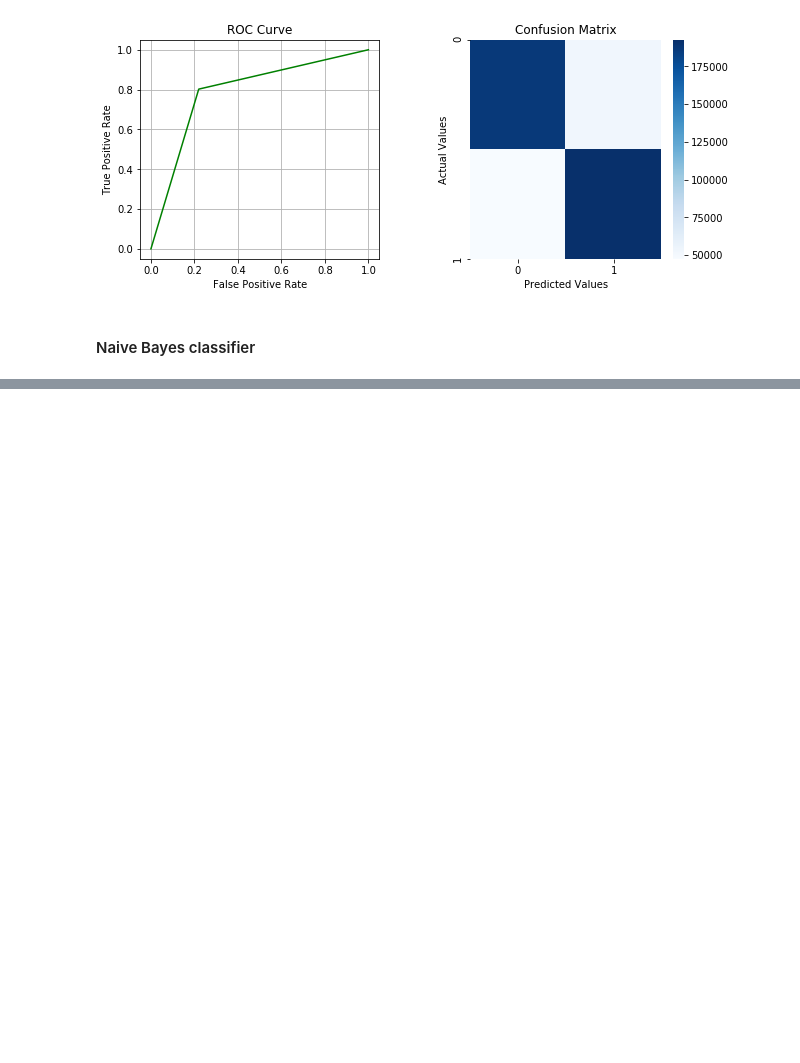
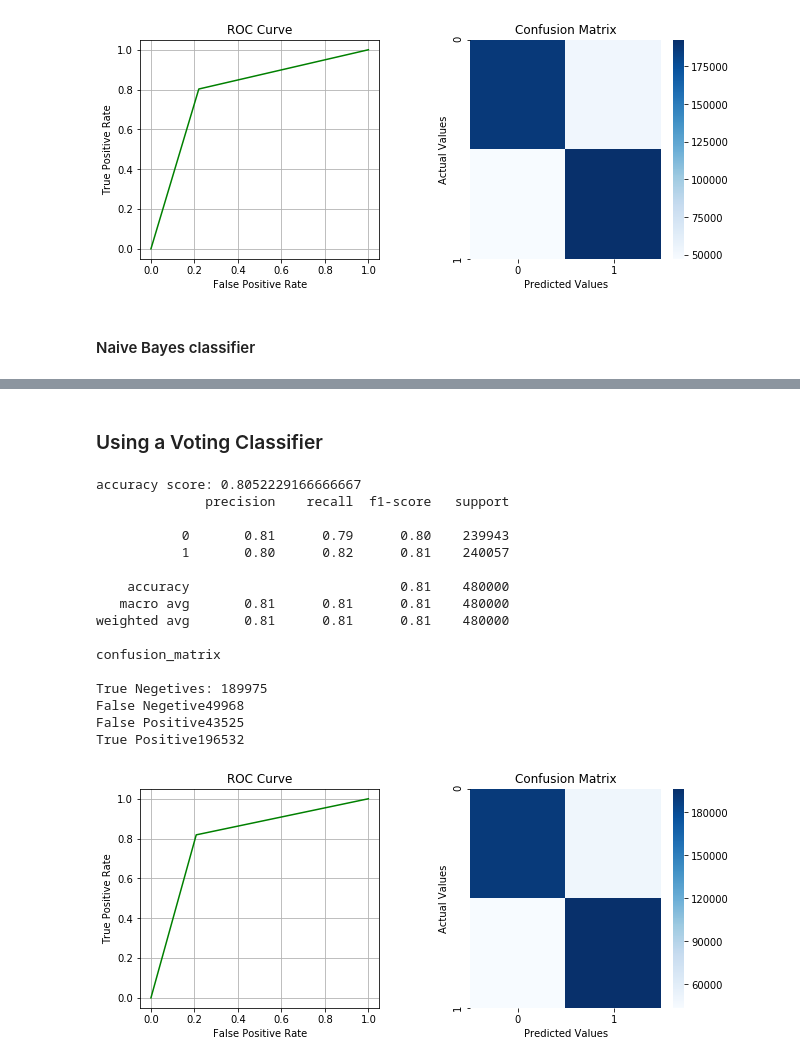
Before and after one commit to agvar/main_projects, a Jupyter notebook: capstone/data_analysis/Sentiment_analysis.ipynb, the cells around one changed output, grey strips where cells are left out. Saved outputs shown, nothing was run; the diff lists cells and outputs as text; code cells hidden in the pictures; blank space fills up the shorter version.

```diff
--- a/capstone/data_analysis/Sentiment_analysis.ipynb
+++ b/capstone/data_analysis/Sentiment_analysis.ipynb
@@ -231,17 +243,19 @@ X_train,X_test,y_train,y_test=train_test_split(df_X,y,test_size=0.3,random_state
 # %% [markdown]
 ### Train, Predict and model Matrixes
 # %%
+#generic function to train and test model, display confusion matrix, ROC curve
 def model_evaluate(model):
+    start_time=datetime.now()
     model.fit(X_train,y_train)
     y_pred=model.predict(X_test)
     print(f'accuracy score: {accuracy_score(y_test,y_pred)}')
     print(classification_report(y_test,y_pred))
     conf_matrix=confusion_matrix(y_test,y_pred)
     print(f'confusion_matrix\n')
-    print(f'True Negetives: {conf_matrix[0][0]}')
-    print(f'False Negetive{conf_matrix[0][1]}')
-    print(f'False Positive{conf_matrix[1][0]}')
-    print(f'True Positive{conf_matrix[1][1]}')
+    print(f'True Negetives : {conf_matrix[0][0]}')
+    print(f'False Negetive : {conf_matrix[0][1]}')
+    print(f'False Positive : {conf_matrix[1][0]}')
+    print(f'True Positive : {conf_matrix[1][1]}')
 
 
     fpr,tpr,thresholds=roc_curve(y_test,y_pred)
@@ -254,7 +268,9 @@ def model_evaluate(model):
     ax[0].grid(True)
     ax[1]=sns.heatmap(conf_matrix,cmap='Blues')
     ax[1].set(title='Confusion Matrix',ylabel='Actual Values',xlabel='Predicted Values')
-    plt.show()
+    #plt.show();
+    end_time=datetime.now()
+    print(f'total time taken(minutes) :{((end_time-start_time).total_seconds())/60}')
 # %% [markdown]
 #### Logistic Regression Model
 # %%
@@ -314 +344,24 @@ confusion_matrix[[184104  55839]
 [figure]
+# %% [markdown]
+### Using a Voting Classifier
+# %%
+voting_clf=VotingClassifier(estimators=[('nb',nbmodel),('svc',svcmodel),('lr',lrmodel)],voting='hard')
+model_evaluate(voting_clf)
+# %% [output]
+accuracy score: 0.8052229166666667
+              precision    recall  f1-score   support
+
+           0       0.81      0.79      0.80    239943
+           1       0.80      0.82      0.81    240057
+
+    accuracy                           0.81    480000
+   macro avg       0.81      0.81      0.81    480000
+weighted avg       0.81      0.81      0.81    480000
+
+confusion_matrix
+
+True Negetives: 189975
+False Negetive49968
+False Positive43525
+True Positive196532
+[figure, added]
```
Also changed, not shown: parts of 12 cells of this notebook, 2 other files.
